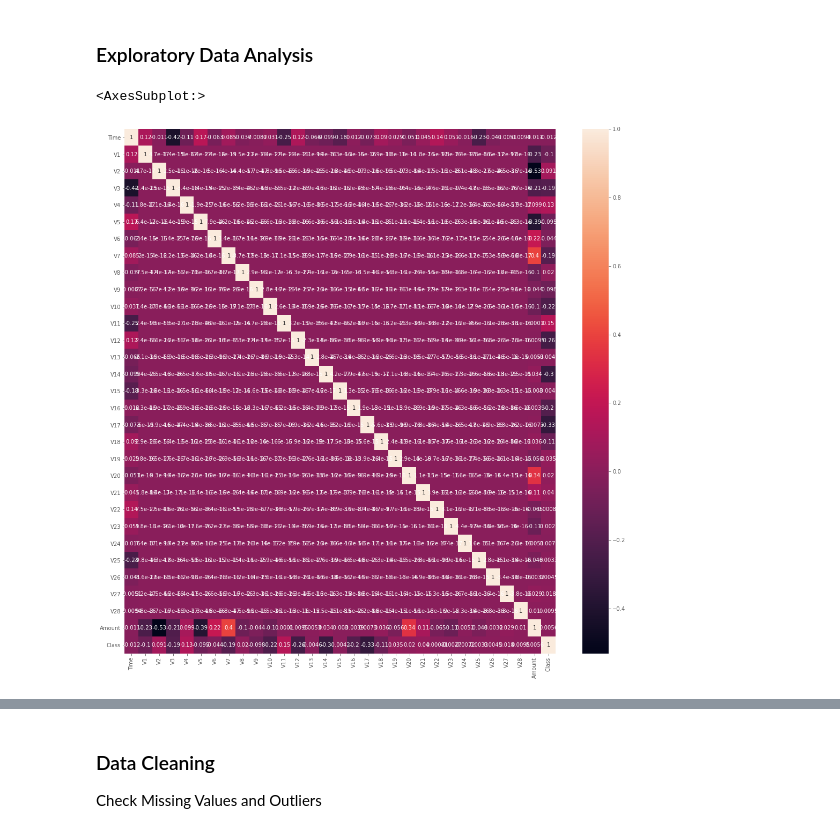
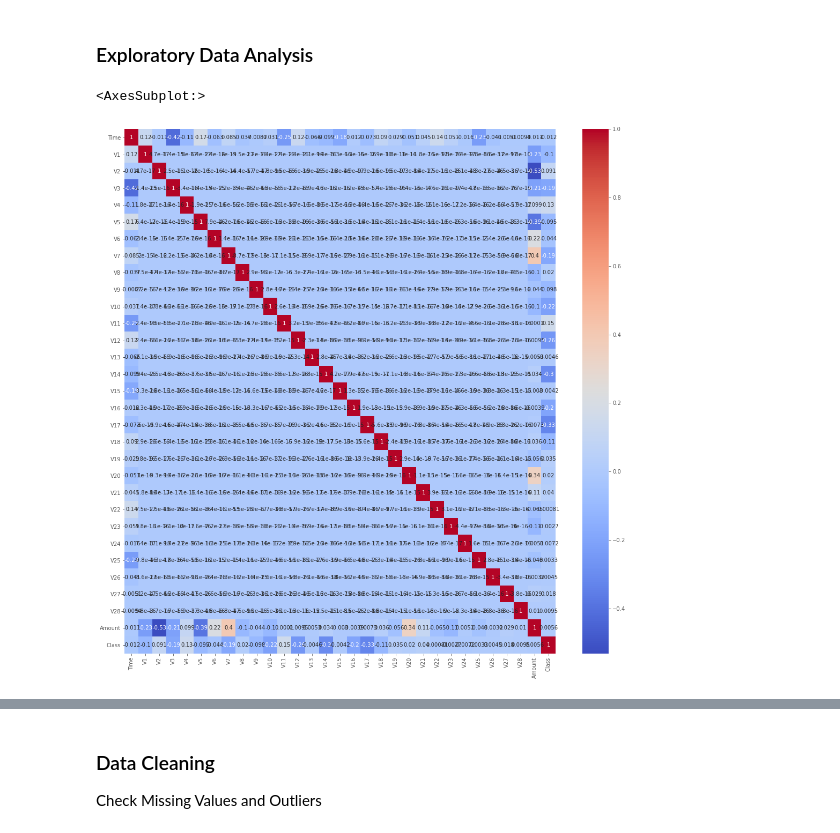
Before and after one commit to smeteo/Data_Science_and_Machine_Learning, a Jupyter notebook: 8._Capstone_Projects/Project_4_Fraud_Detection/Fraud Detection.ipynb, the cells around one changed output, grey strips where cells are left out. Cells and saved outputs as stored; diff of their text form; code cells hidden in the pictures.

```diff
--- a/8._Capstone_Projects/Project_4_Fraud_Detection/Fraud Detection.ipynb
+++ b/8._Capstone_Projects/Project_4_Fraud_Detection/Fraud Detection.ipynb
@@ -160,7 +160,7 @@ df.describe().T
 ### Exploratory Data Analysis
 # %%
 plt.figure(figsize=(18,18))
-sns.heatmap(df.corr(), annot=True)
+sns.heatmap(df.corr(), annot=True, cmap="coolwarm");
 # %% [output]
 <AxesSubplot:>
-[figure, old version]
+[figure, new version]
```
Also changed, not shown: parts of 1 cell of this notebook.
